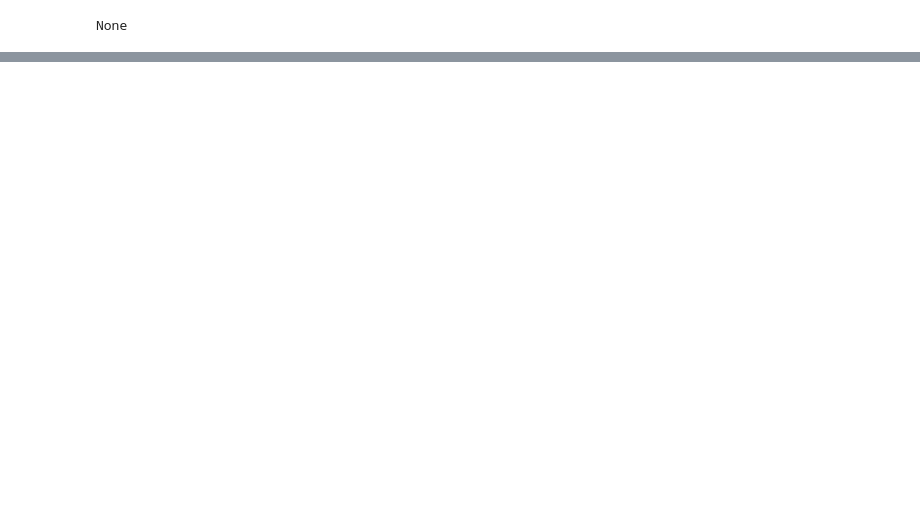
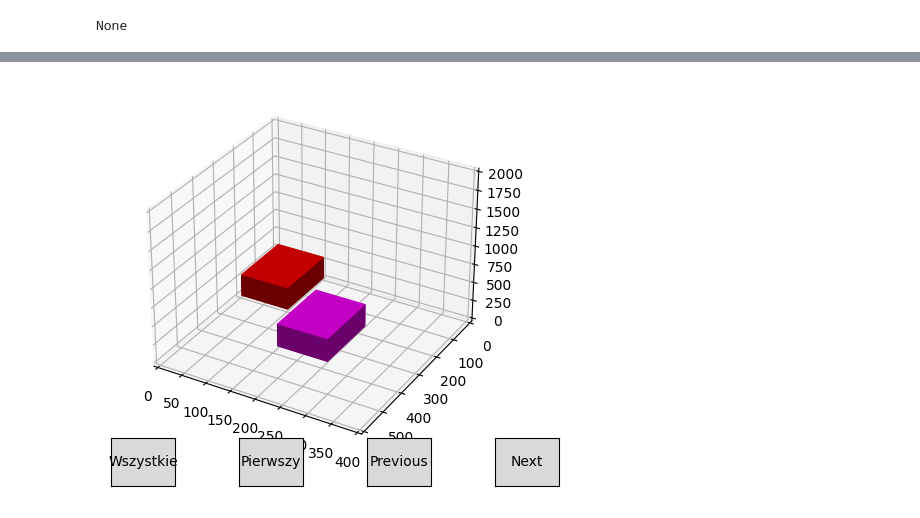
Before and after one commit to pawel-tumialis/Warehouse_Turtles, a Jupyter notebook: testy.ipynb, the cells around one changed output, grey strips where cells are left out. Saved outputs shown, nothing was run; the diff lists cells and outputs as text; code cells hidden in the pictures; blank space fills up the shorter version.

```diff
--- a/testy.ipynb
+++ b/testy.ipynb
@@ -307,0 +362,49 @@ MemoryError: Unable to allocate 26.6 GiB for an array with shape (800, 1200, 185
+# %%
+import matplotlib.pyplot as plt
+import numpy as np
+from matplotlib.widgets import Button
+
+fig = plt.figure()
+ax = fig.add_subplot(projection='3d')
+ax.axes.set_xlim3d(left=0, right=400)
+ax.axes.set_ylim3d(bottom=600, top=0)
+ax.axes.set_zlim3d(bottom=0, top=2000)
+
+ax.bar3d(4, 5, 10, 100, 200, 300, color=(1,0,0,1))
+ax.bar3d(200, 300, 400, 100, 200, 300, color=(1,0,1,1))
+
+
+class Index:
+
+    def next(self, event):
+        a=0
+
+    def prev(self, event):
+        b=0
+
+    def first(self, event):
+        a=0
+
+    def all(self, event):
+        b=0
+
+callback = Index()
+ax_all = fig.add_axes([0.2, 0.05, 0.1, 0.1])
+ax_first = fig.add_axes([0.4, 0.05, 0.1, 0.1])
+axprev = fig.add_axes([0.6, 0.05, 0.1, 0.1])
+axnext = fig.add_axes([0.8, 0.05, 0.1, 0.1])
+b_all = Button(ax_all, 'Wszystkie')
+b_all.on_clicked(callback.all)
+
+b_first = Button(ax_first, 'Pierwszy')
+b_first.on_clicked(callback.first)
+
+b_next = Button(axnext, 'Następny')
+b_next.on_clicked(callback.next)
+
+b_prev = Button(axprev, 'Poprzedni')
+b_prev.on_clicked(callback.prev)
+
+plt.show()
+# %% [output]
+[figure, added]
```
Also changed, not shown: parts of 4 cells of this notebook, 1 other file.
